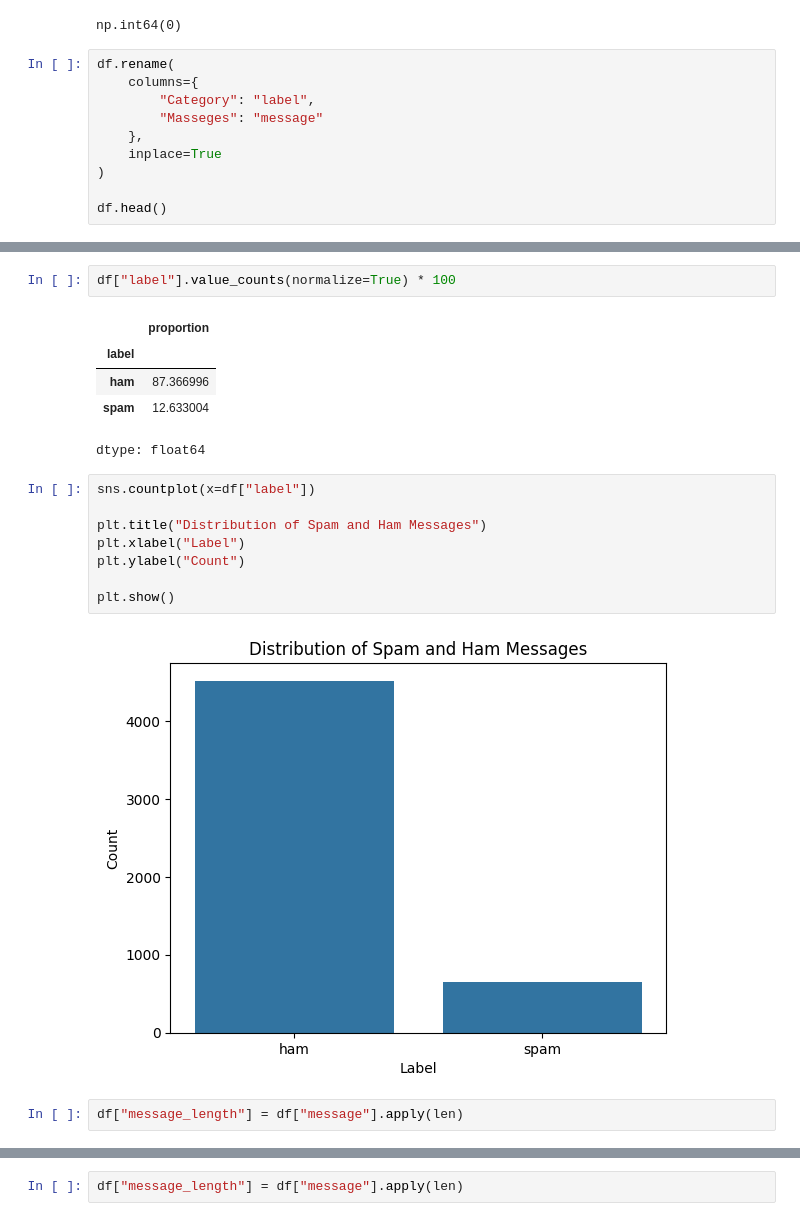
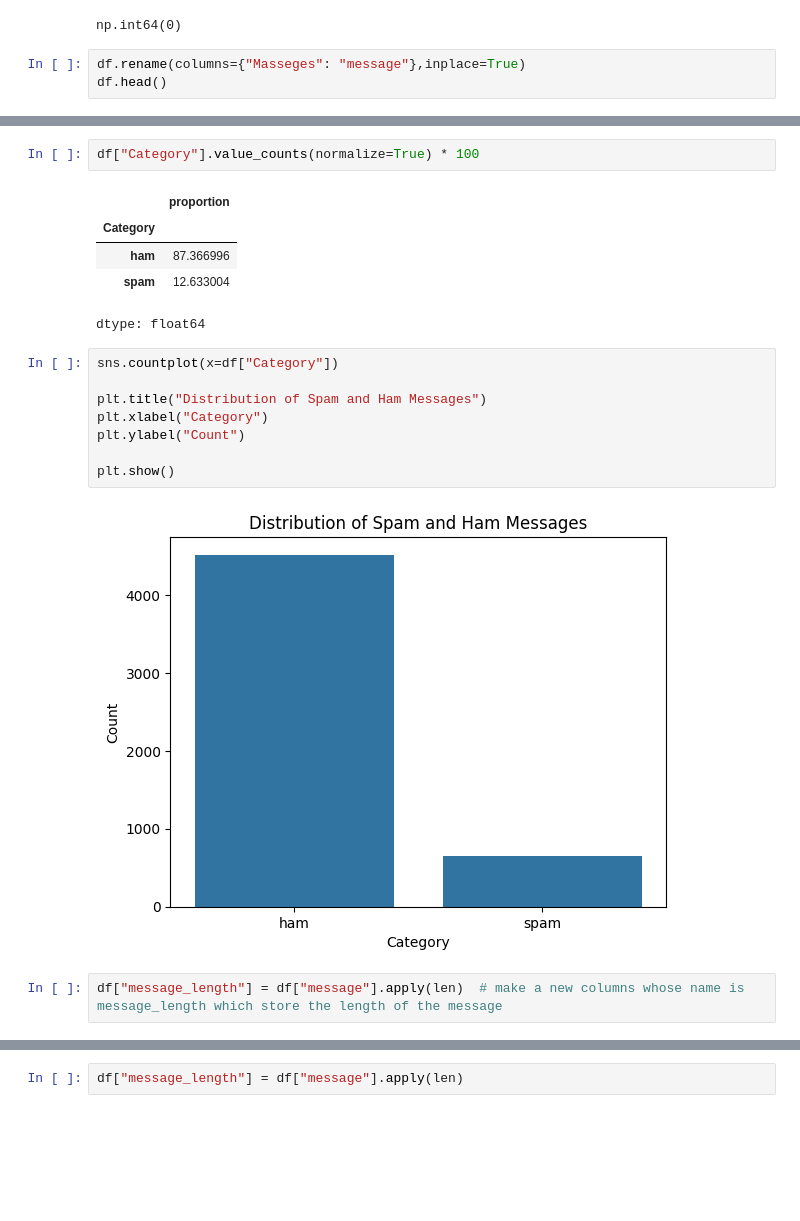
Before and after one commit to sajalgoyal007/AIML-Training-Projects, a Jupyter notebook: Project1/Email_Spam_Detection.ipynb, the cells around one changed output, grey strips where cells are left out. Drawn from its saved outputs; the diff is of its cells as text; blank space fills up the shorter version.

```diff
--- a/Project1/Email_Spam_Detection.ipynb
+++ b/Project1/Email_Spam_Detection.ipynb
@@ -152,13 +144,6 @@ df.duplicated().sum()
 # %% [output]
 np.int64(0)
 # %%
-df.rename(
-    columns={
-        "Category": "label",
-        "Masseges": "message"
-    },
-    inplace=True
-)
-
+df.rename(columns={"Masseges": "message"},inplace=True)
 df.head()
 # %% [output]
@@ -177,25 +162,25 @@ df["label"].value_counts()
 | spam | 653 |
 dtype: int64
 # %%
-df["label"].value_counts(normalize=True) * 100
+df["Category"].value_counts(normalize=True) * 100
 # %% [output]
 |  | proportion |
-| label |  |
+| Category |  |
 | ham | 87.366996 |
 | spam | 12.633004 |
 dtype: float64
 # %%
-sns.countplot(x=df["label"])
+sns.countplot(x=df["Category"])
 
 plt.title("Distribution of Spam and Ham Messages")
-plt.xlabel("Label")
+plt.xlabel("Category")
 plt.ylabel("Count")
 
 plt.show()
 # %% [output]
-[figure, old version]
+[figure, new version]
-# %%
-df["message_length"] = df["message"].apply(len)
+# %%
+df["message_length"] = df["message"].apply(len)  # make a new columns whose name is message_length which store the length of the message
 # %%
 df.head()
 # %% [output]
```
Also changed, not shown: parts of 42 cells of this notebook.
